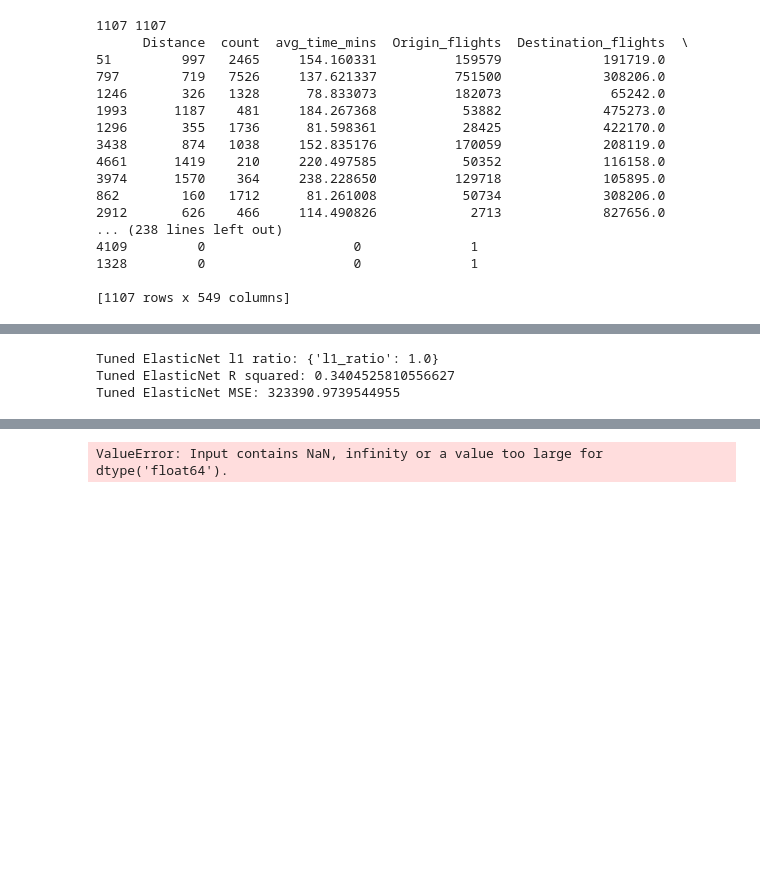
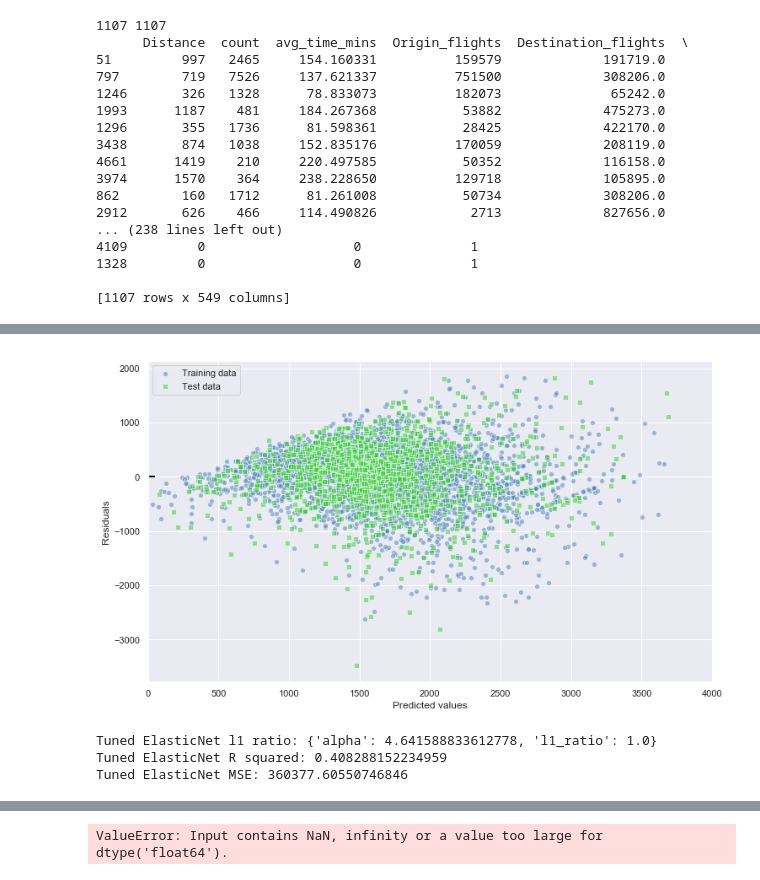
Before and after one commit to Morten-Esketveit/TSDS-gruppe-2019, a Jupyter notebook: Exam/Prediction/Prediction2018.ipynb, the cells around one changed output, grey strips where cells are left out. Saved outputs shown, nothing was run; the diff lists cells and outputs as text; code cells hidden in the pictures; blank space fills up the shorter version.

```diff
--- a/Exam/Prediction/Prediction2018.ipynb
+++ b/Exam/Prediction/Prediction2018.ipynb
@@ -151,14 +180,19 @@ from sklearn.linear_model import ElasticNet
 from sklearn.metrics import mean_squared_error
 from sklearn.model_selection import GridSearchCV
 from sklearn.model_selection import train_test_split
+from sklearn.preprocessing import StandardScaler, RobustScaler
+
+scaler = StandardScaler()
+scaler.fit(X_dev)
+X_dev=scaler.transform(X_dev)
 
 # Create the hyperparameter grid
-l1_space = np.linspace(0, 1, 30)
-alpha = np.linspace(1, 10, 10)
+l1_space = np.linspace(0, 1, 10)
+alpha = np.logspace(0, 3, 10)
 param_grid = {'l1_ratio': l1_space, 'alpha':alpha}
 
 # Instantiate the ElasticNet regressor: elastic_net
-elastic_net = ElasticNet()
+elastic_net = ElasticNet(tol=0.001)
 
 # Setup the GridSearchCV object: gm_cv
 gm_cv = GridSearchCV(elastic_net, param_grid, cv=5)
@@ -166,11 +200,18 @@ gm_cv = GridSearchCV(elastic_net, param_grid, cv=5)
 # Fit it to the training data
 gm_cv.fit(X_dev, y_dev)
 
+scaler.fit(X_test)
+X_test=scaler.transform(X_test)
 # Predict on the test set and compute metrics
+y_pred_train = gm_cv.predict(X_dev)
 y_pred = gm_cv.predict(X_test)
 r2 = gm_cv.score(X_test, y_test)
 mse = mean_squared_error(y_test, y_pred)
+r2_train = gm_cv.score(X_dev, y_dev)
+mse_train = mean_squared_error(y_dev, y_pred_train)
 print("Tuned ElasticNet l1 ratio: {}".format(gm_cv.best_params_))
 print("Tuned ElasticNet R squared: {}".format(r2))
 print("Tuned ElasticNet MSE: {}".format(mse))
+print("Tuned ElasticNet R squared training data: {}".format(r2_train))
+print("Tuned ElasticNet MSE training data: {}".format(mse_train))
 # %% [output]
@@ -178,12 +306,37 @@ KeyboardInterrupt:
+# %%
+# Visualization
+plt.figure(figsize=(12,7))
+y_pred_train = gm_cv.predict(X_dev)
+res_pred_test = y_pred-y_test
+res_pred_train = y_pred_train-y_dev
+plt.scatter(y_pred_train, res_pred_train ,
+    c='steelblue', marker='o', edgecolor='white',
+    label='Training data', alpha=0.5)
+plt.scatter(y_pred, res_pred_test,
+    c='limegreen', marker='o', edgecolor='white',
+    label='Test data', alpha=0.5)
+plt.xlabel('Predicted values')
+plt.ylabel('Residuals')
+plt.legend(loc='upper left')
+plt.hlines(y=0, xmin=-10, xmax=50, color='black', lw=2)
+plt.xlim([0, 4000])
+plt.show()
+# %% [output]
+[figure, added]
 # %%
 #Without network
 
 # Create the hyperparameter grid
-l1_space = np.linspace(0, 1, 30)
-param_grid = {'l1_ratio': l1_space}
+
+scaler.fit(X_dev_base)
+X_dev_base=scaler.transform(X_dev_base)
+
+l1_space = np.linspace(0, 1, 10)
+alpha = np.logspace(0, 3, 10)
+param_grid = {'l1_ratio': l1_space, 'alpha':alpha}
 
 # Instantiate the ElasticNet regressor: elastic_net
-elastic_net = ElasticNet()
+elastic_net = ElasticNet(tol=0.001)
 
 # Setup the GridSearchCV object: gm_cv
 gm_cv = GridSearchCV(elastic_net, param_grid, cv=5)
@@ -191,14 +344,22 @@ gm_cv = GridSearchCV(elastic_net, param_grid, cv=5)
 # Fit it to the training data
 gm_cv.fit(X_dev_base, y_dev_base)
 
+scaler.fit(X_test_base)
+X_test_base=scaler.transform(X_test_base)
+
 # Predict on the test set and compute metrics
+y_pred_base_train = gm_cv.predict(X_dev_base)
 y_pred_base = gm_cv.predict(X_test_base)
 r2 = gm_cv.score(X_test_base, y_test_base)
 mse = mean_squared_error(y_test_base, y_pred_base)
+r2_train = gm_cv.score(X_dev_base, y_dev_base)
+mse_train = mean_squared_error(y_dev_base, y_pred_base_train)
 print("Tuned ElasticNet l1 ratio: {}".format(gm_cv.best_params_))
 print("Tuned ElasticNet R squared: {}".format(r2))
 print("Tuned ElasticNet MSE: {}".format(mse))
+print("Tuned ElasticNet R squared training data: {}".format(r2_train))
+print("Tuned ElasticNet MSE training data: {}".format(mse_train))
 # %% [output]
-Tuned ElasticNet l1 ratio: {'l1_ratio': 1.0}
-Tuned ElasticNet R squared: 0.3404525810556627
-Tuned ElasticNet MSE: 323390.9739544955
+Tuned ElasticNet l1 ratio: {'alpha': 4.641588833612778, 'l1_ratio': 1.0}
+Tuned ElasticNet R squared: 0.408288152234959
+Tuned ElasticNet MSE: 360377.60550746846
```
Also changed, not shown: parts of 12 cells of this notebook, 5 other files.
